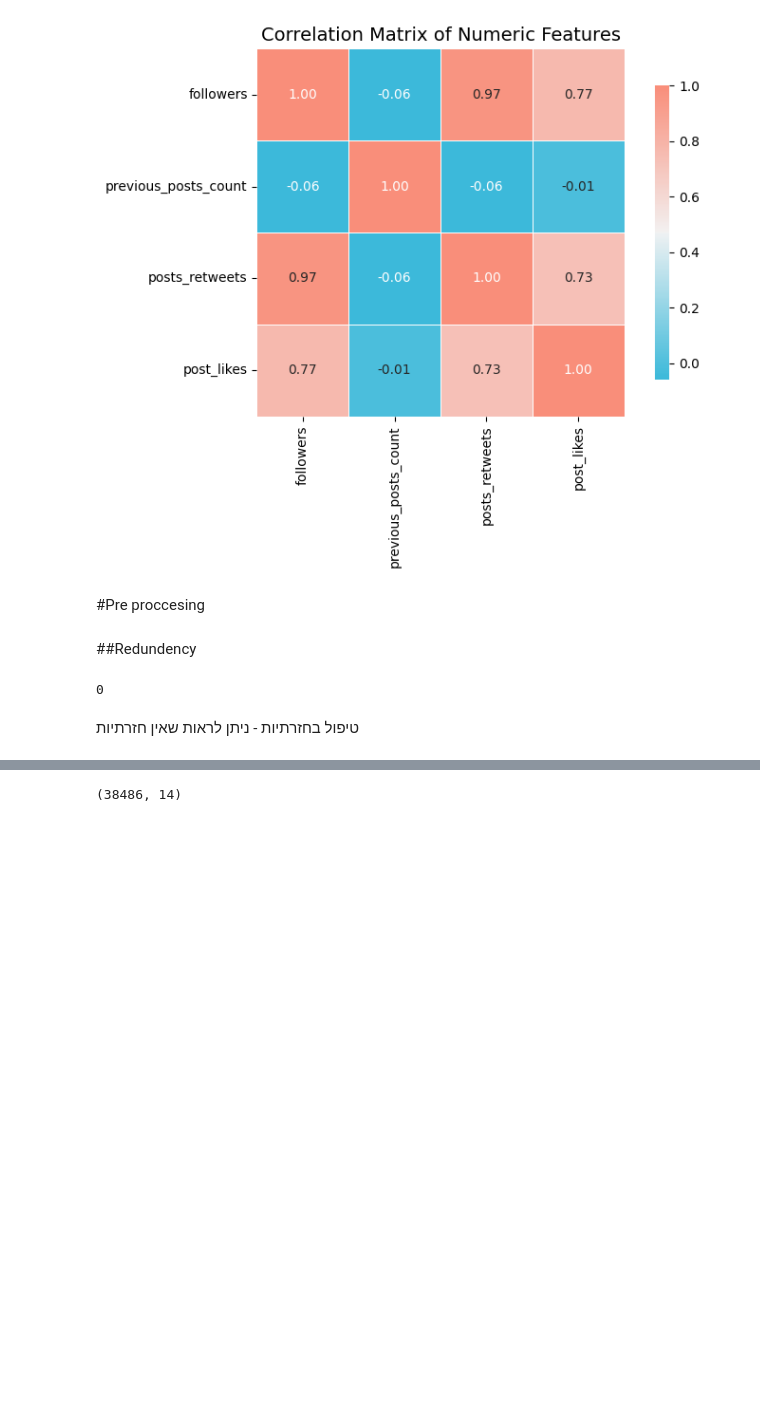
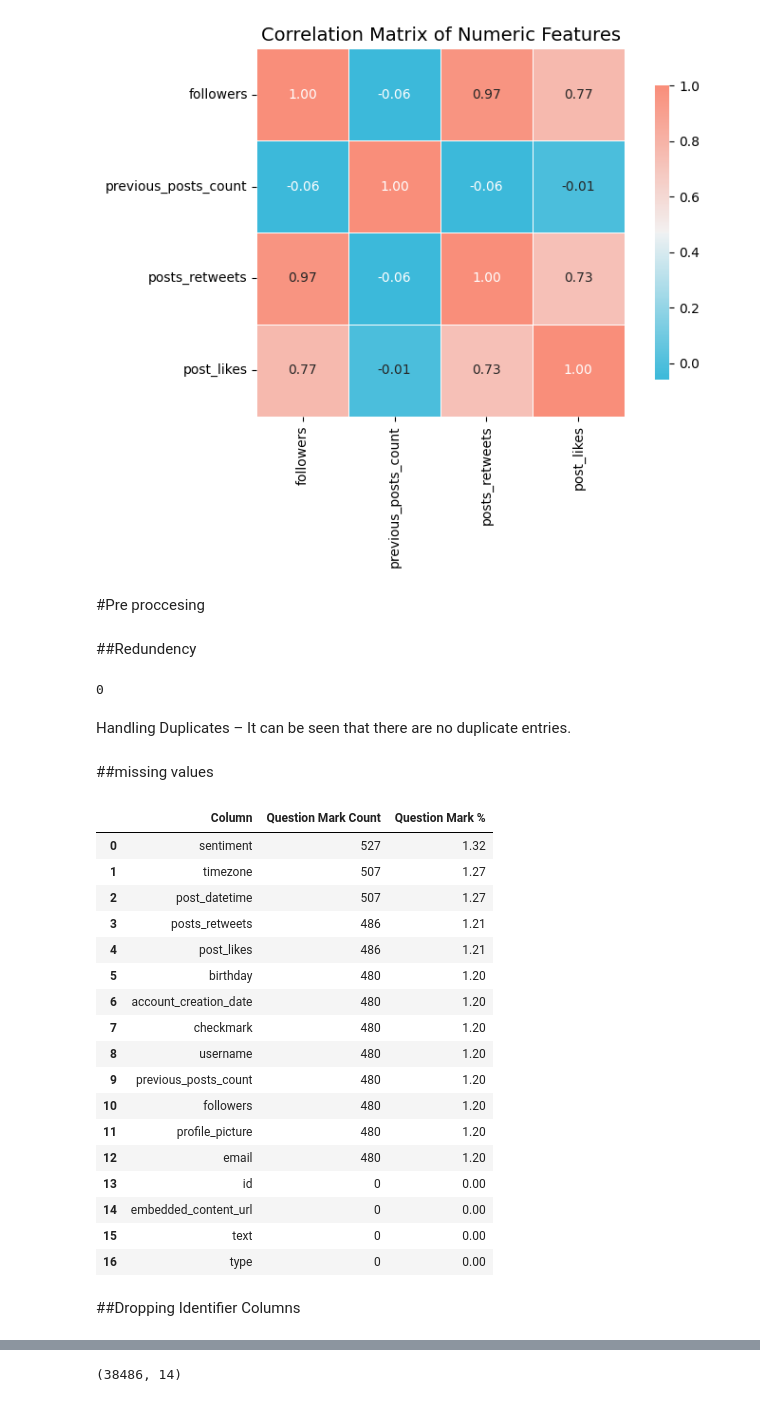
Before and after one commit to NadavLib/ML, a Jupyter notebook: ML_Project_Part1.ipynb, the cells around one changed output, grey strips where cells are left out. Drawn from its saved outputs; the diff is of its cells as text; code cells hidden in the pictures; blank space fills up the shorter version.

```diff
--- a/ML_Project_Part1.ipynb
+++ b/ML_Project_Part1.ipynb
@@ -613,17 +624,66 @@ plt.show()
 # %% [markdown]
 ##Redundency
-# %%
-import pandas as pd
-import numpy as np
-import matplotlib.pyplot as plt
-import seaborn as sns
-
-
-df = pd.read_csv('sentiment.csv')
-# duplicates check
-duplicate_rows = df.duplicated()
-print(duplicate_rows.sum())
-# %% [output]
-0
-# %% [markdown]
-טיפול בחזרתיות - ניתן לראות שאין חזרתיות
+# %%
+# duplicates check
+duplicate_rows = df.duplicated()
+print(duplicate_rows.sum())
+# %% [output]
+0
+# %% [markdown]
+Handling Duplicates – It can be seen that there are no duplicate entries.
+# %% [markdown]
+##missing values
+# %%
+import pandas as pd
+
+# Lists to store information
+columns = []
+qmark_counts = []
+qmark_percents = []
+
+# Iterate over each column in the DataFrame
+for col in df.columns:
+    # Count the number of '?' values in the column
+    qmark_count = (df[col] == '?').sum()
+
+    # Calculate the percentage of '?' values
+    qmark_percent = (qmark_count / len(df)) * 100
+
+    # Append results to the lists
+    columns.append(col)
+    qmark_counts.append(qmark_count)
+    qmark_percents.append(round(qmark_percent, 2))
+
+# Create a summary DataFrame
+missing_df = pd.DataFrame({
+    'Column': columns,
+    'Question Mark Count': qmark_counts,
+    'Question Mark %': qmark_percents
+})
+
+# Sort the DataFrame by percentage of missing values (descending)
+missing_df = missing_df.sort_values(by='Question Mark %', ascending=False).reset_index(drop=True)
+
+# Display the result
+missing_df
+# %% [output]
+|  | Column | Question Mark Count | Question Mark % |
+| 0 | sentiment | 527 | 1.32 |
+| 1 | timezone | 507 | 1.27 |
+| 2 | post_datetime | 507 | 1.27 |
+| 3 | posts_retweets | 486 | 1.21 |
+| 4 | post_likes | 486 | 1.21 |
+| 5 | birthday | 480 | 1.20 |
+| 6 | account_creation_date | 480 | 1.20 |
+| 7 | checkmark | 480 | 1.20 |
+| 8 | username | 480 | 1.20 |
+| 9 | previous_posts_count | 480 | 1.20 |
+| 10 | followers | 480 | 1.20 |
+| 11 | profile_picture | 480 | 1.20 |
+| 12 | email | 480 | 1.20 |
+| 13 | id | 0 | 0.00 |
+| 14 | embedded_content_url | 0 | 0.00 |
+| 15 | text | 0 | 0.00 |
+| 16 | type | 0 | 0.00 |
+# %% [markdown]
+##Dropping Identifier Columns
```
Also changed, not shown: parts of 20 cells of this notebook.
